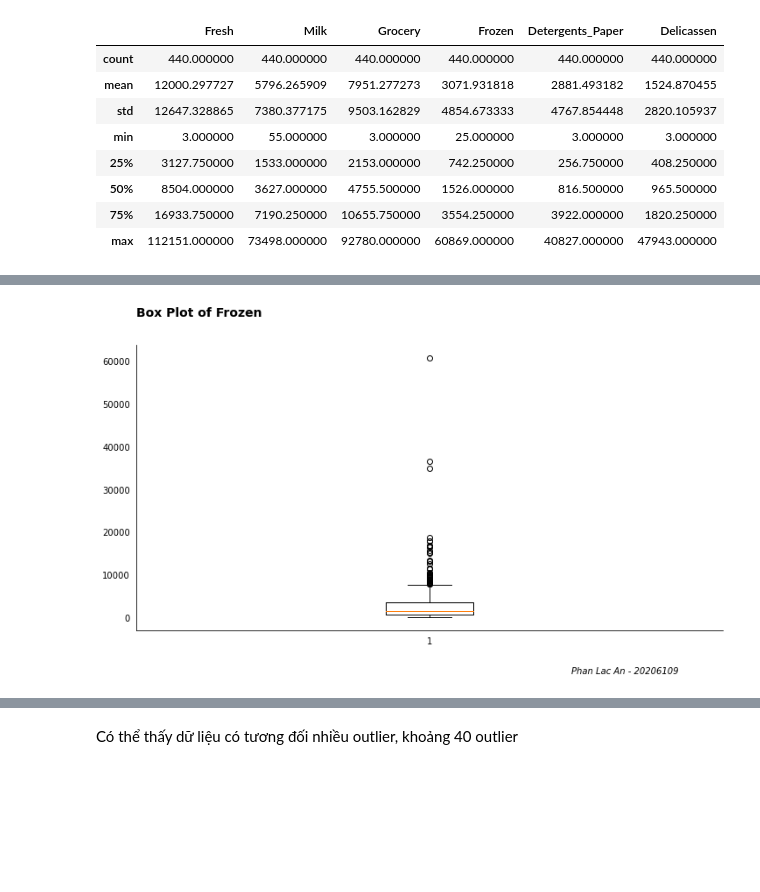
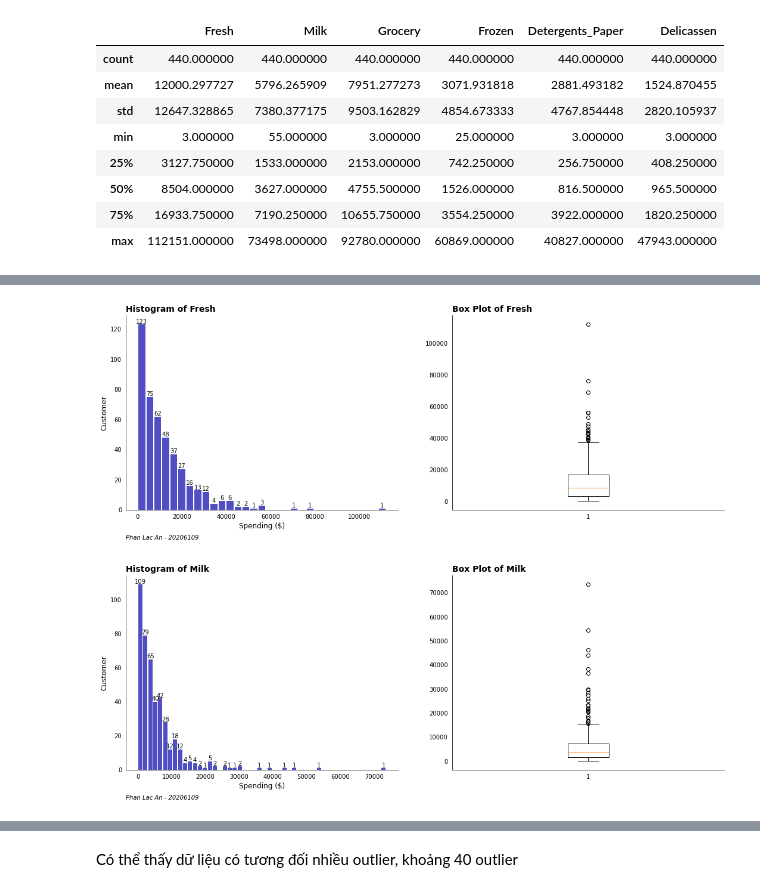
Before and after one commit to PhanAn-2002/do_an_1, a Jupyter notebook: customer_segment ver 2.ipynb, the cells around one changed output, grey strips where cells are left out. Saved outputs shown, nothing was run; the diff lists cells and outputs as text; code cells hidden in the pictures; blank space fills up the shorter version.

```diff
--- a/customer_segment ver 2.ipynb
+++ b/customer_segment ver 2.ipynb
@@ -257,26 +102,51 @@ plt.show()
-# %%
-# Tạo hình ảnh và trục
-fig, ax = plt.subplots(figsize=(12, 6))
-
-# Vẽ biểu đồ box plot
-ax.boxplot(df['Frozen'])
-
-# Vẽ dấu chấm số trên đỉnh của hộp box plot
-for i, box in enumerate(ax.artists):
-    ax.text(box.get_x() + box.get_width() / 2, df['Frozen'].iloc[i],
-             str(int(df['Frozen'].iloc[i])), ha='center', va='bottom')
-
-# Tắt đường viền phía trên và bên phải của biểu đồ
-spines = ['top', 'right']
-for s in spines:
-    ax.spines[s].set_visible(False)
-
-# Tắt dấu tích trên các trục
-ax.tick_params(left=False, bottom=False)
-
-# Thêm tiêu đề và nhãn cho biểu đồ
-plt.suptitle('Box Plot of Frozen', fontweight='bold', size=14, horizontalalignment='left', x=0.125)
-plt.text(0.7, 0.01, "Phan Lac An - 20206109", style='italic',transform=plt.gcf().transFigure)
-plt.show()
-# %% [output]
-[figure, removed]
+# %%
+def plot_histogram_and_boxplot(column):
+    # Vẽ histogram
+    fig, axs = plt.subplots(1, 2, figsize=(18, 6))
+
+    n, bins, patches = axs[0].hist(x=column, bins='auto', color='#0504aa',
+                                alpha=0.7, rwidth=0.85)
+
+    for i in range(len(patches)):
+        height = int(patches[i].get_height())
+        if height > 0:
+            axs[0].text(patches[i].get_x() + patches[i].get_width() / 2, height,
+                     str(height), ha='center', va='bottom')
+
+    spines = ['top', 'right']
+    for s in spines:
+        axs[0].spines[s].set_visible(False)
+
+    axs[0].tick_params(left=False, bottom=False)
+
+    axs[0].set_title(f'Histogram of {column.name}', fontweight='bold', size=14, loc='left')
+    axs[0].set_xlabel('Spending ($)', size=12)
+    axs[0].set_ylabel('Customer', size=12)
+
+    # Vẽ box plot
+    axs[1].boxplot(column)
+
+    for i, box in enumerate(axs[1].artists):
+        axs[1].text(box.get_x() + box.get_width() / 2, column.iloc[i],
+                 str(int(column.iloc[i])), ha='center', va='bottom')
+
+    spines = ['top', 'right']
+    for s in spines:
+        axs[1].spines[s].set_visible(False)
+
+    axs[1].tick_params(left=False, bottom=False)
+
+    axs[1].set_title(f'Box Plot of {column.name}', fontweight='bold', size=14, loc='left')
+
+    # Hiển thị tên của bạn dưới cùng bên trái của toàn bộ đồ thị
+    fig.text(0.125, 0.01, "Phan Lac An - 20206109", style='italic')
+
+    plt.show()
+# %%
+plot_histogram_and_boxplot(df['Fresh'])
+# %% [output]
+[figure, added]
+# %%
+plot_histogram_and_boxplot(df['Milk'])
+# %% [output]
+[figure, added]
```
Also changed, not shown: parts of 25 cells of this notebook.
